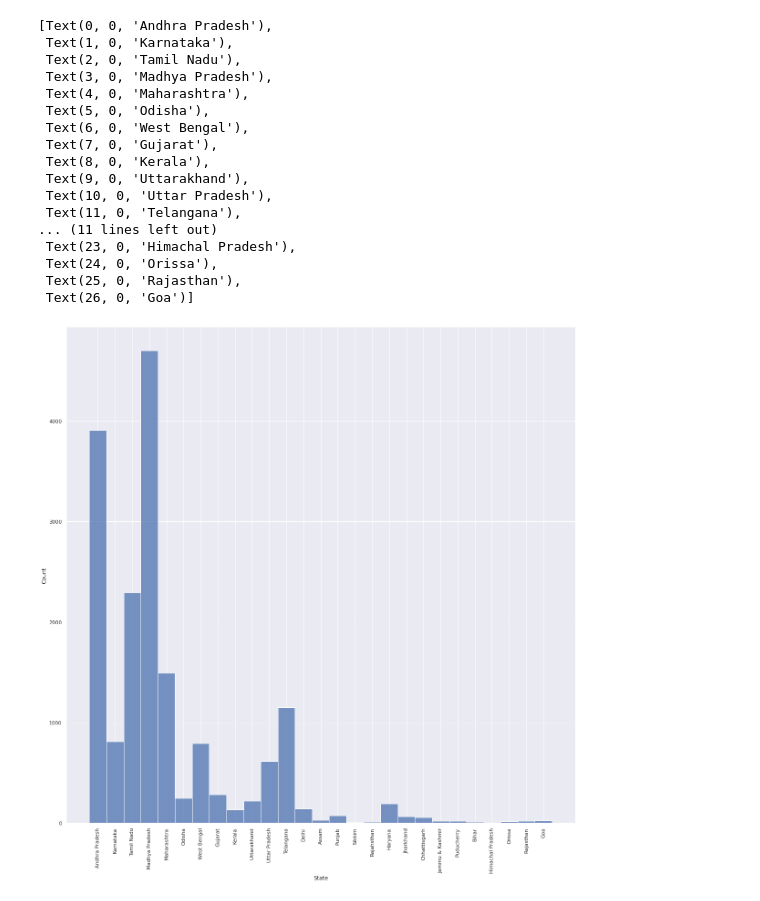
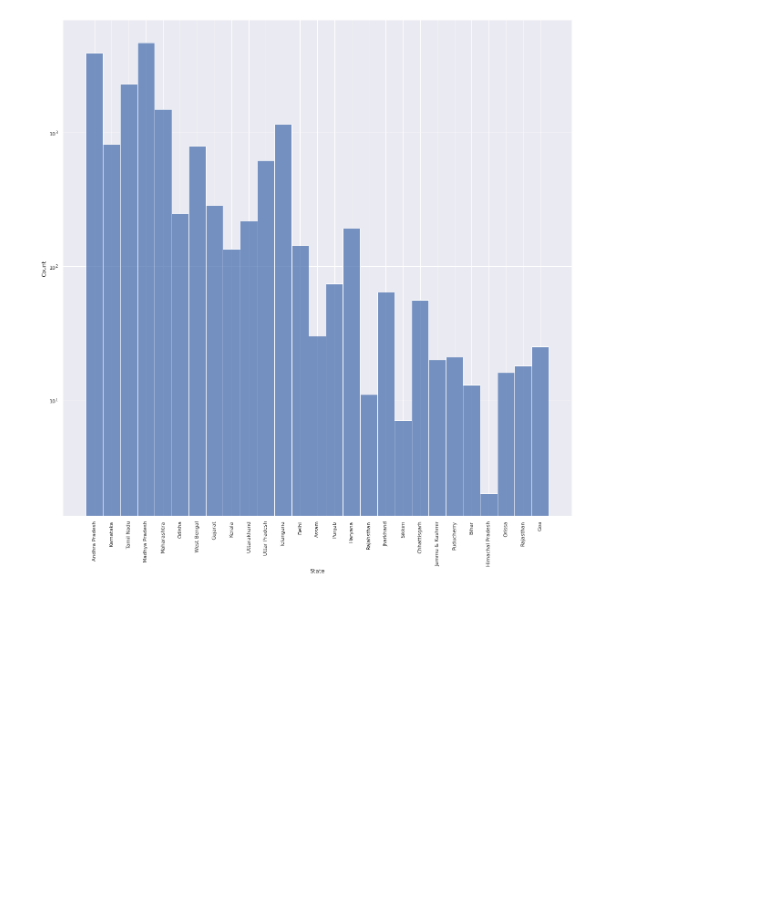
Before and after one commit to GULIDS/Mockathon, a Jupyter notebook: feedback.ipynb, the cells around one changed output. Drawn from its saved outputs; the diff is of its cells as text; code cells hidden in the pictures; blank space fills up the shorter version.

```diff
--- a/feedback.ipynb
+++ b/feedback.ipynb
@@ -12,8 +12,6 @@ warnings.filterwarnings('ignore')
 # %%
 #importing the data needed
 data=pandas.read_excel('feedback2.xlsx')
-# %%
-data.rename(columns = {'department2':'Stream'}, inplace = True)
 # %%
 data
 # %% [output]
@@ -33,23 +31,8 @@ data
 # %%
 #Plot based on the state they are studying in
 sns.set(rc={'figure.figsize':(20,20)})
 sns.histplot(data=data['State']).set_xticklabels(rotation=90,labels=data['State'].unique())
+#plt.xscale('log')
+plt.yscale('log')
 # %% [output]
-[Text(0, 0, 'Andhra Pradesh'),
- Text(1, 0, 'Karnataka'),
- Text(2, 0, 'Tamil Nadu'),
- Text(3, 0, 'Madhya Pradesh'),
- Text(4, 0, 'Maharashtra'),
- Text(5, 0, 'Odisha'),
- Text(6, 0, 'West Bengal'),
- Text(7, 0, 'Gujarat'),
- Text(8, 0, 'Kerala'),
- Text(9, 0, 'Uttarakhand'),
- Text(10, 0, 'Uttar Pradesh'),
- Text(11, 0, 'Telangana'),
-... (11 lines left out)
- Text(23, 0, 'Himachal Pradesh'),
- Text(24, 0, 'Orissa'),
- Text(25, 0, 'Rajasthan'),
- Text(26, 0, 'Goa')]
-[figure, old version]
+[figure, new version]
```
Also changed, not shown: parts of 4 cells of this notebook, 1 other file.
